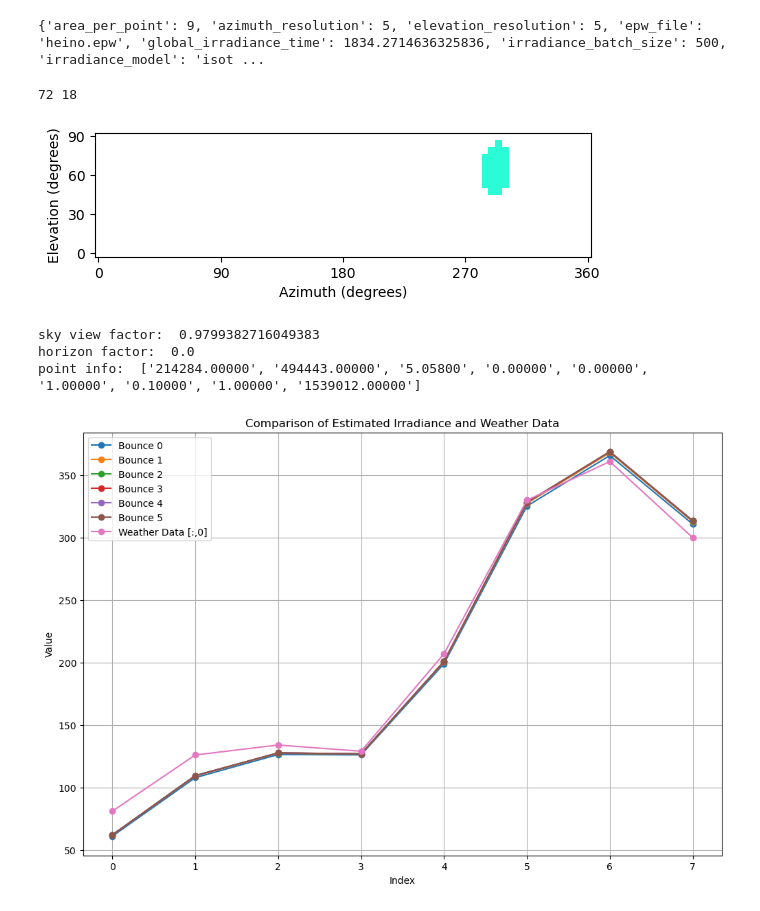
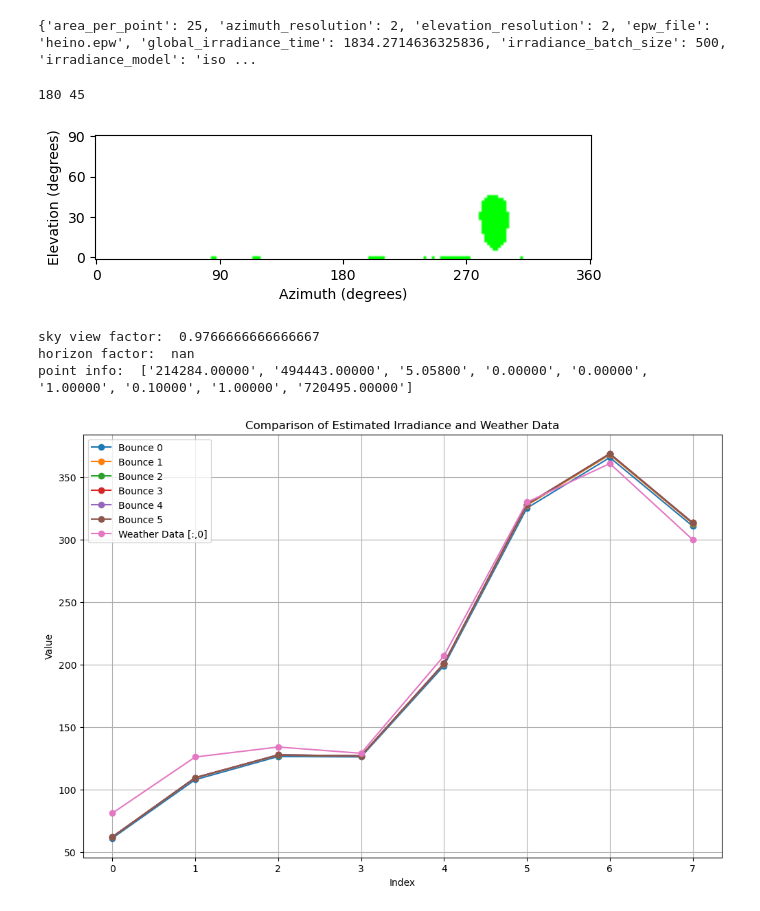
Before and after one commit to longxiangxu321/ProjectSolar, a Jupyter notebook: pythonscript/data_inspector.ipynb, the cells around one changed output. Saved outputs shown, nothing was run; the diff lists cells and outputs as text; code cells hidden in the pictures.

```diff
--- a/pythonscript/data_inspector.ipynb
+++ b/pythonscript/data_inspector.ipynb
@@ -10,11 +12,12 @@ import os
 # %%
-config_path = 'data/Heino_test/output_20240829_164635/voxel_resolution15_area9/config.json'
+config_path = 'data/Heino_test/output_20240827_003137/voxel_resolution_9/config.json'
+# data\Heino_test\output_20240827_003137\voxel_resolution_9\config.json
 # %%
 with open(config_path, 'r') as file:
     CONFIG = json.load(file)
     print(CONFIG)
 # %% [output]
-{'area_per_point': 9, 'azimuth_resolution': 5, 'elevation_resolution': 5, 'epw_file': 'heino.epw', 'global_irradiance_time': 1834.2714636325836, 'irradiance_batch_size': 500, 'irradiance_model': 'isot ...
+{'area_per_point': 25, 'azimuth_resolution': 2, 'elevation_resolution': 2, 'epw_file': 'heino.epw', 'global_irradiance_time': 1834.2714636325836, 'irradiance_batch_size': 500, 'irradiance_model': 'iso ...
 # %%
 folder_path = CONFIG['study_area']['data_root']
 data_root = os.path.join(folder_path, CONFIG['output_folder_name'])
@@ -34,10 +37,10 @@ print(num_azimuth, num_elevation)
 num_samples = num_azimuth*num_elevation
 index_dim = (num_elevation,num_azimuth)
 
-estimated_irradiance_path = os.path.join(data_root, 'voxel_resolution15_area9', 'irradiance.npy')
-weather_data_path = os.path.join(data_root,'voxel_resolution15_area9', 'weather_data.npy')
+estimated_irradiance_path = os.path.join(data_root, 'voxel_resolution_9', 'irradiance.npy')
+weather_data_path = os.path.join(data_root,'voxel_resolution_9', 'weather_data.npy')
 # %% [output]
-72 18
+180 45
 # %%
 point_grid = np.loadtxt(point_grid_path)
 estimated_irradiance = np.load(estimated_irradiance_path)
@@ -68,7 +71,8 @@ def print_point_info(point_grid, horizon_factor_path, sky_view_factor_path, inde
         if value == 4294967295:
             colors[value] = (1.0, 1.0, 1.0)  # 白色
         else:
-            colors[value] = (random.random(), random.random(), random.random())
+            # colors[value] = (random.random(), random.random(), random.random())
+            colors[value] = (0, 1, 0)
 
     # 将图像数据转换为 RGB
     image = np.zeros((voxel_indices.shape[0], voxel_indices.shape[1], 3))
@@ -77,7 +81,7 @@ def print_point_info(point_grid, horizon_factor_path, sky_view_factor_path, inde
         for j in range(voxel_indices.shape[1]):
             image[i, j] = colors[voxel_indices[i, j]]
 
-    image = np.flipud(image)
+    # image = np.flipud(image)
     plt.xticks(np.linspace(0, voxel_indices.shape[1] - 1, num=5),
            labels=np.linspace(0, 360, num=5).astype(int))  # 横轴 azimuth 从 0 到 360 度
 
@@ -89,8 +93,8 @@ def print_point_info(point_grid, horizon_factor_path, sky_view_factor_path, inde
     plt.ylabel('Elevation (degrees)')
 
     plt.imshow(image)
-    plt.savefig('BK.png', bbox_inches='tight', pad_inches=0, dpi=300)
     # plt.axis('off')  # 隐藏坐标轴
+    plt.savefig('Heino_5.png', bbox_inches='tight', pad_inches=0, dpi=300)
     plt.show()
 
     print("sky view factor: ", sky_view_factor_path[point_idx]/num_samples)
@@ -98,15 +102,15 @@ def print_point_info(point_grid, horizon_factor_path, sky_view_factor_path, inde
     formatted_values = [f"{x:.5f}" for x in point_grid[point_idx]]
     print("point info: ", formatted_values)
 # %%
-# idx= 720495# weatherstation area 25
-idx = 1539012 # weatherstation area 9
+idx= 720495# weatherstation area 25
+# idx = 1539012 # weatherstation area 9
 # idx = 237027 # random bk
 print_point_info(point_grid, horizon_factor_path, sky_view_factor_path, index_map_path, cosine_map_path, index_dim, idx)
 # %% [output]
-[figure, old version]
+[figure, new version]
-sky view factor:  0.9799382716049383
-horizon factor:  0.0
-point info:  ['214284.00000', '494443.00000', '5.05800', '0.00000', '0.00000', '1.00000', '0.10000', '1.00000', '1539012.00000']
+sky view factor:  0.9766666666666667
+horizon factor:  nan
+point info:  ['214284.00000', '494443.00000', '5.05800', '0.00000', '0.00000', '1.00000', '0.10000', '1.00000', '720495.00000']
 # %%
 plt.figure(figsize=(12, 8))
 
```
Also changed, not shown: parts of 1 cell of this notebook, 16 other files.
